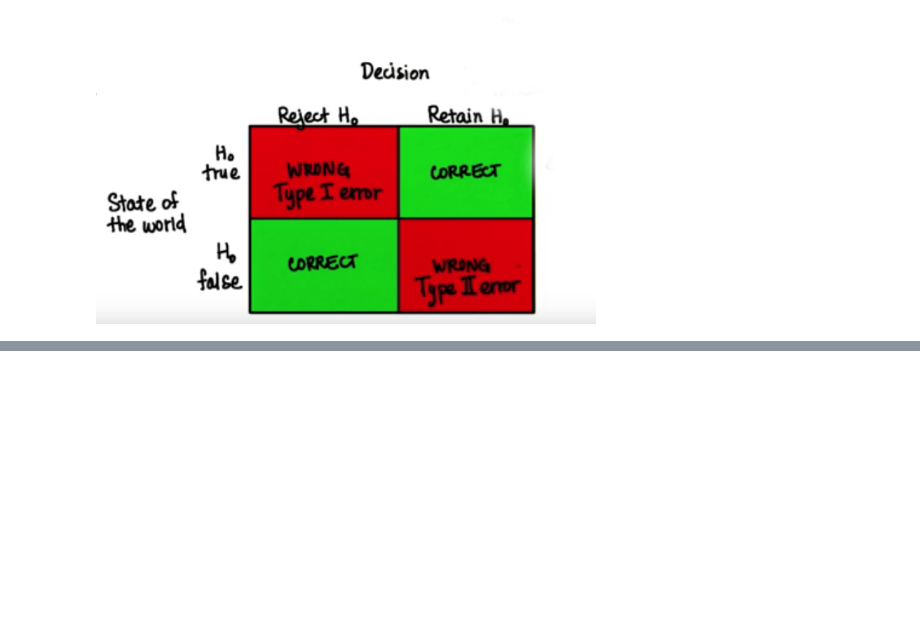
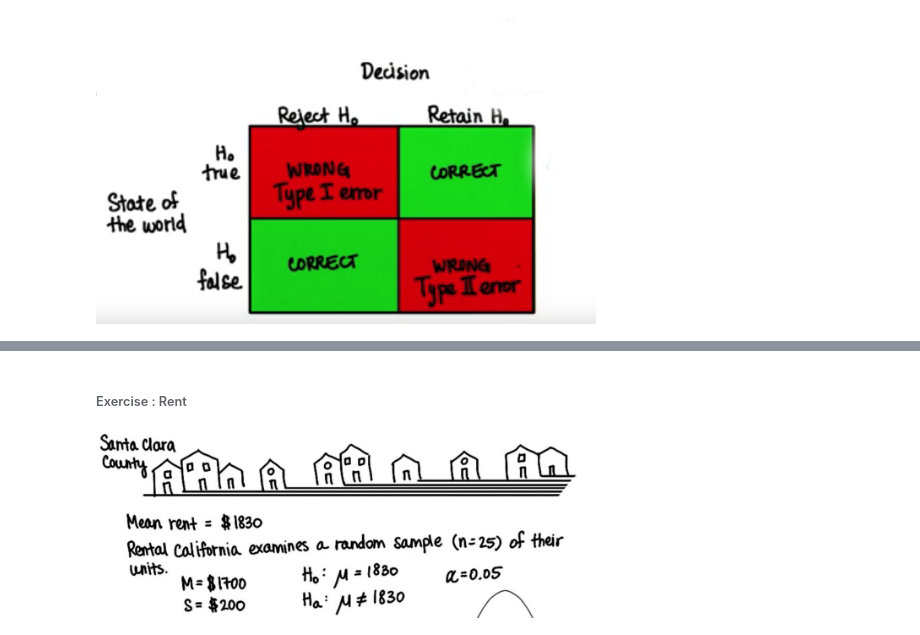
Before and after one commit to sametmarasli/statistical_data_analysis, a Jupyter notebook: notebooks/inferential_statistics.ipynb, the cells around one changed output, grey strips where cells are left out. Saved outputs shown, nothing was run; the diff lists cells and outputs as text; code cells hidden in the pictures; blank space fills up the shorter version.

```diff
--- a/notebooks/inferential_statistics.ipynb
+++ b/notebooks/inferential_statistics.ipynb
@@ -259,0 +364,6 @@ Image(filename='./ss/decisionerrors.png', width=500)
+# %% [markdown]
+###### Exercise : Rent
+# %%
+Image(filename='./ss/santa.png', width=500)
+# %% [output]
+[figure, added]
```
Also changed, not shown: parts of 25 cells of this notebook, 8 other files.
